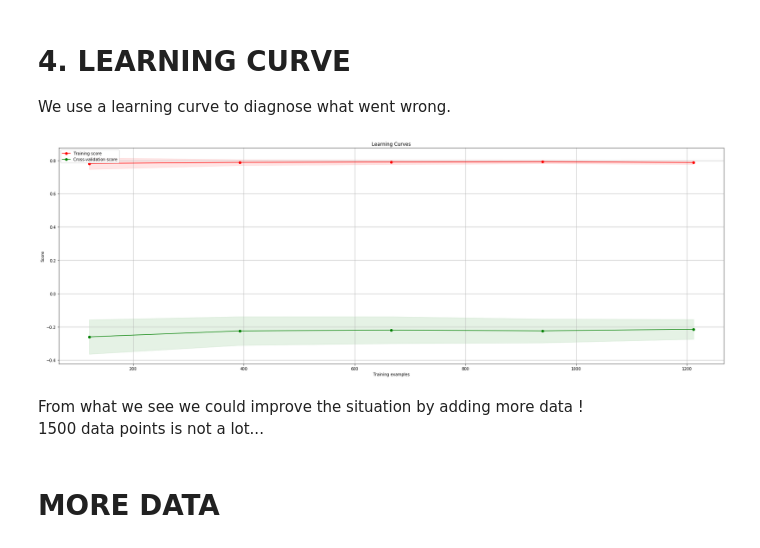
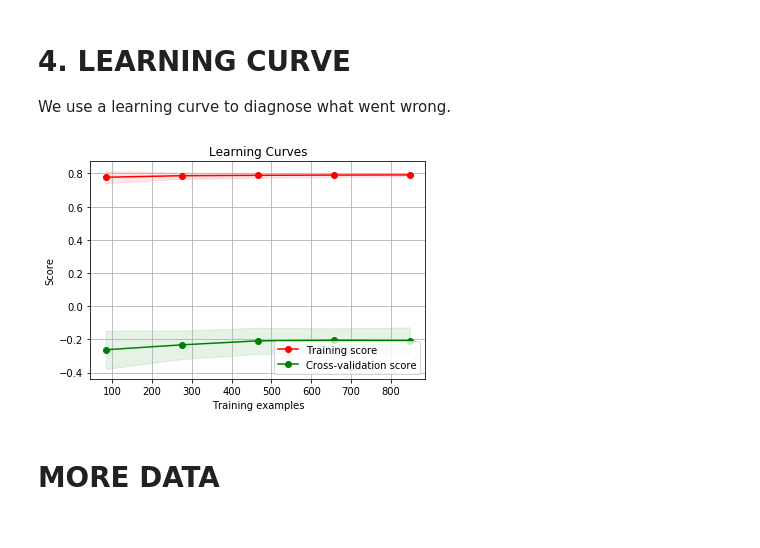
Before and after one commit to edouardcuny/quant, a Jupyter notebook: Carmela/playing.ipynb, the cells around one changed output. Cells and saved outputs as stored; diff of their text form; code cells hidden in the pictures.

```diff
--- a/Carmela/playing.ipynb
+++ b/Carmela/playing.ipynb
@@ -314,13 +69,6 @@ def plot_learning_curve(estimator, title, X, y, ylim=None, cv=None,
-# %%
-title = "Learning Curves"
-cv = ShuffleSplit(n_splits=100, test_size=0.2, random_state=0)
-estimator = clf
-plot_learning_curve(estimator, title, X, Y, cv=cv, n_jobs=4)
-plt.show()
-# %% [output]
-[figure, removed]
-# %% [markdown]
-From what we see we could improve the situation by adding more data ! <br>
-1500 data points is not a lot...
+# %%
+compute_learning_curve(clf,X_train,Y_train)
+# %% [output]
+[figure, added]
 # %% [markdown]
 # MORE DATA
```
Also changed, not shown: parts of 34 cells of this notebook, 3 other files.
